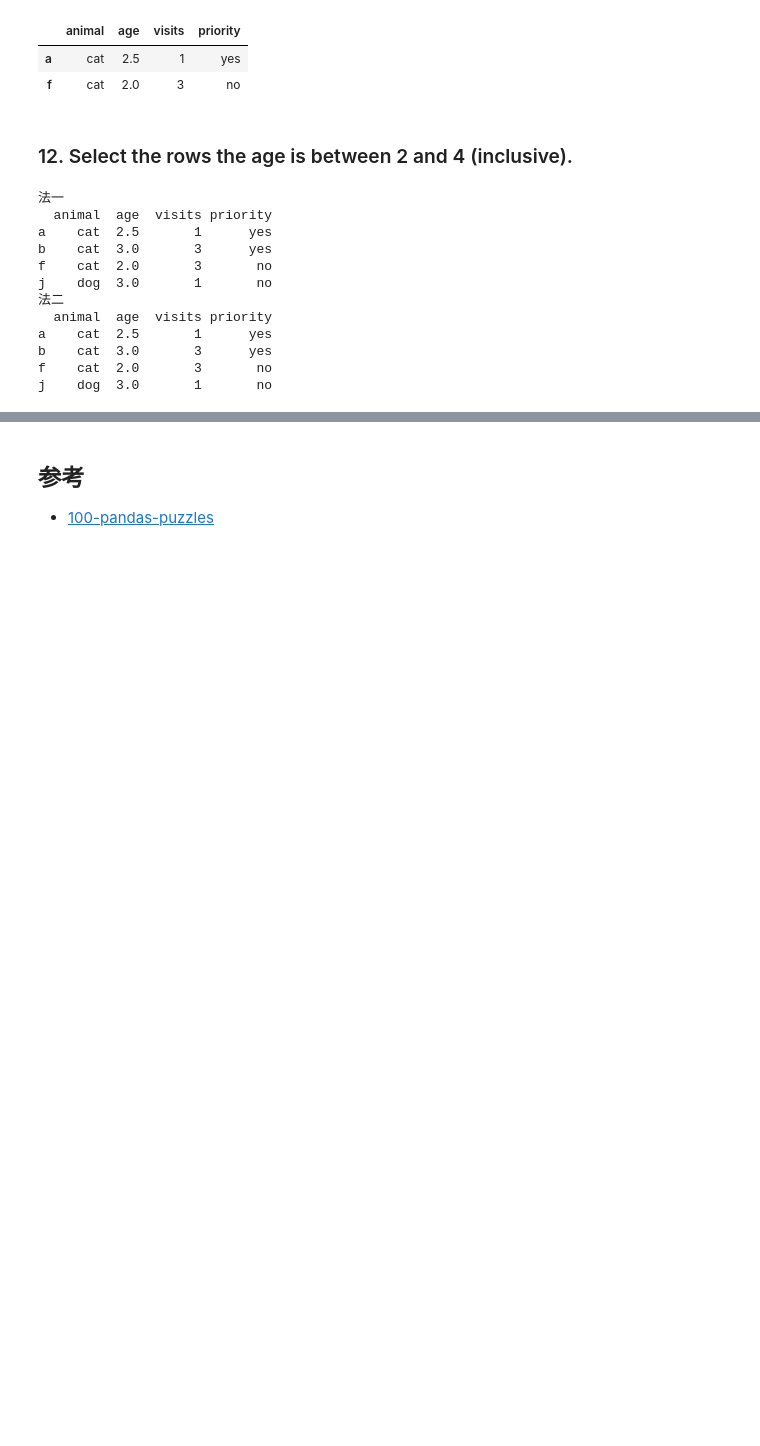
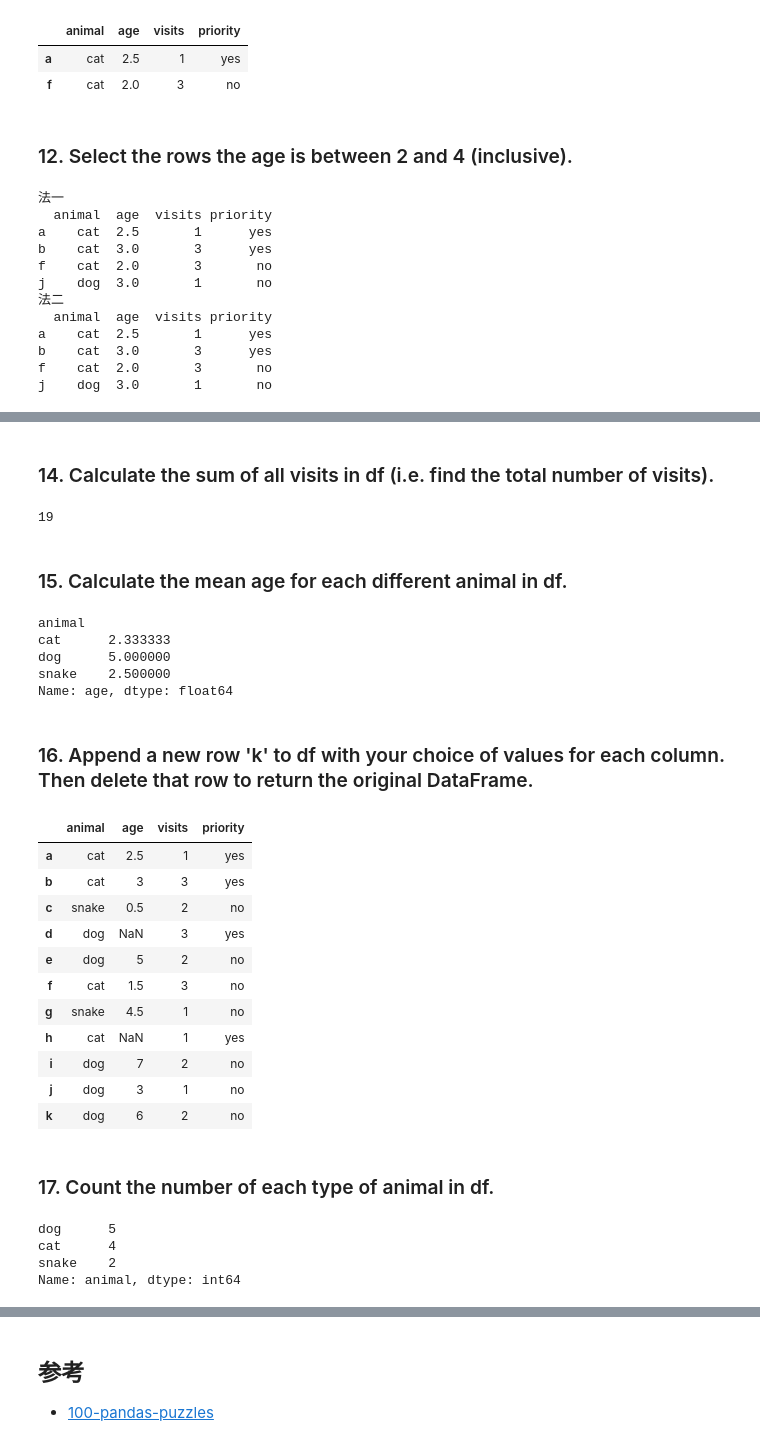
Before and after one commit to clelandgt/Python, a Jupyter notebook: Pandas/pandas/pandas练习题1-50.ipynb, the cells around one changed output, grey strips where cells are left out. Cells and saved outputs as stored; diff of their text form; code cells hidden in the pictures; blank space fills up the shorter version.

```diff
--- a/Pandas/pandas/pandas练习题1-50.ipynb
+++ b/Pandas/pandas/pandas练习题1-50.ipynb
@@ -58,7 +58,8 @@ data = {'animal': ['cat', 'cat', 'snake', 'dog', 'dog', 'cat', 'snake', 'cat', '
         'priority': ['yes', 'yes', 'no', 'yes', 'no', 'no', 'no', 'yes', 'no', 'no']}
 
 labels = ['a', 'b', 'c', 'd', 'e', 'f', 'g', 'h', 'i', 'j']
-pd.DataFrame(data, index=labels)
+df = pd.DataFrame(data, index=labels)
+df
 # %% [output]
 |  | animal | age | visits | priority |
 | a | cat | 2.5 | 1 | yes |
@@ -185,0 +187,3 @@ Change the age in row 'f' to 1.5
+# %%
+df.loc['f', 'age'] = 1.5
+df
@@ -185,0 +202,43 @@ Change the age in row 'f' to 1.5
+# %% [markdown]
+### 14. Calculate the sum of all visits in df (i.e. find the total number of visits).
+# %%
+df['visits'].sum()
+# %% [output]
+19
+# %% [markdown]
+### 15. Calculate the mean age for each different animal in df.
+# %%
+df.groupby(['animal'])['age'].mean()
+# %% [output]
+animal
+cat      2.333333
+dog      5.000000
+snake    2.500000
+Name: age, dtype: float64
+# %% [markdown]
+### 16. Append a new row 'k' to df with your choice of values for each column. Then delete that row to return the original DataFrame.
+# %%
+df.loc['k'] = ['dog', 6, 2, 'no']
+df
+# %% [output]
+|  | animal | age | visits | priority |
+| a | cat | 2.5 | 1 | yes |
+| b | cat | 3 | 3 | yes |
+| c | snake | 0.5 | 2 | no |
+| d | dog | NaN | 3 | yes |
+| e | dog | 5 | 2 | no |
+| f | cat | 1.5 | 3 | no |
+| g | snake | 4.5 | 1 | no |
+| h | cat | NaN | 1 | yes |
+| i | dog | 7 | 2 | no |
+| j | dog | 3 | 1 | no |
+| k | dog | 6 | 2 | no |
+# %% [markdown]
+### 17. Count the number of each type of animal in df.
+# %%
+df['animal'].value_counts()
+# %% [output]
+dog      5
+cat      4
+snake    2
+Name: animal, dtype: int64
```
Also changed, not shown: parts of 11 cells of this notebook.
